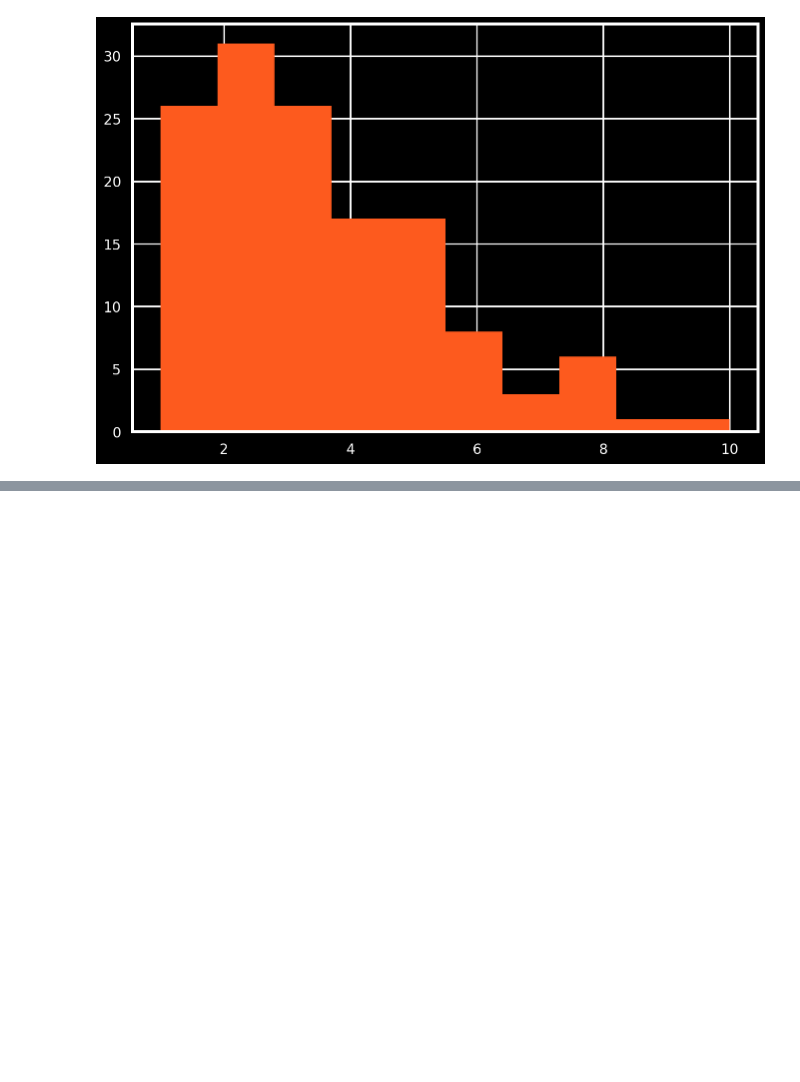
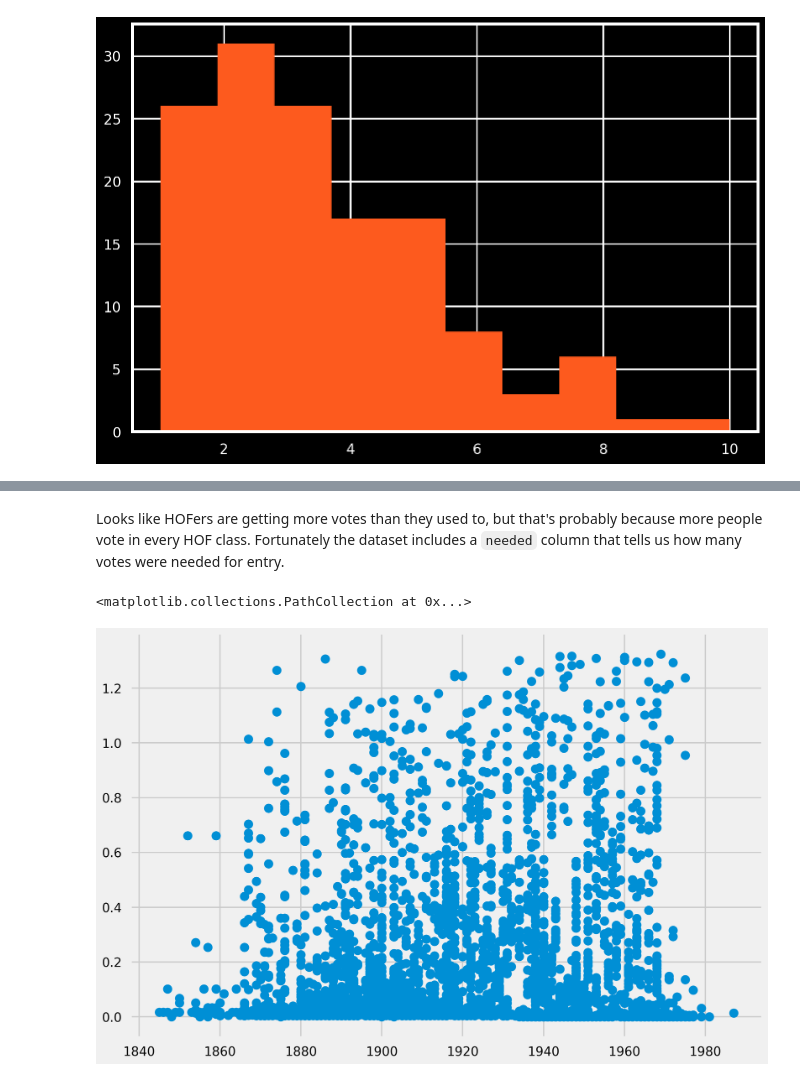
Before and after one commit to kennethn/baseball-statistics, a Jupyter notebook: Baseball.ipynb, the cells around one changed output, grey strips where cells are left out. Cells and saved outputs as stored; diff of their text form; code cells hidden in the pictures; blank space fills up the shorter version.

```diff
--- a/Baseball.ipynb
+++ b/Baseball.ipynb
@@ -463,0 +594,8 @@ plt.hist(sfg['Rank'], color='#FD5A1E', bins=10)
+# %% [markdown]
+Looks like HOFers are getting more votes than they used to, but that's probably because more people vote in every HOF class. Fortunately the dataset includes a `needed` column that tells us how many votes were needed for entry.
+# %%
+hofers['vote_share'] = hofers['votes'] / hofers['needed']
+plt.scatter(hofers['birthYear'], hofers['vote_share'])
+# %% [output]
+<matplotlib.collections.PathCollection at 0x...>
+[figure, added]
```
Also changed, not shown: parts of 14 cells of this notebook.
